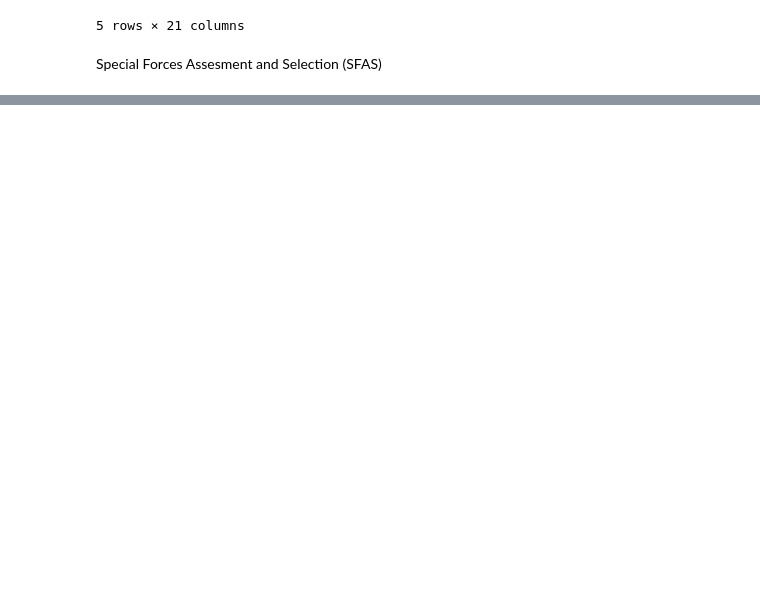
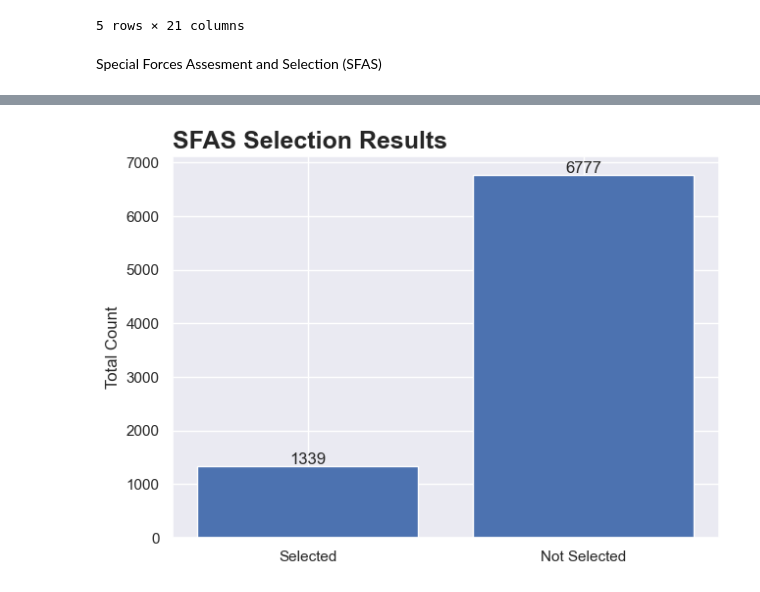
Before and after one commit to JaimeVRodriguez/psyop_selection_analysis, a Jupyter notebook: notebooks/eda.ipynb, the cells around one changed output, grey strips where cells are left out. Saved outputs shown, nothing was run; the diff lists cells and outputs as text; code cells hidden in the pictures; blank space fills up the shorter version.

```diff
--- a/notebooks/eda.ipynb
+++ b/notebooks/eda.ipynb
@@ -66,0 +88,10 @@ sfas.sample(5)
+# %%
+sfas_selected = functions.equal_column_val(sfas, 'RESULT', 'SELECTED')
+sfas_not_selected = functions.not_column_val(sfas, 'RESULT', 'SELECTED')
+
+outcome = [sfas_selected.RESULT.count(), sfas_not_selected.RESULT.count()]
+
+
+functions.select_bar_plot(outcome, ['Selected', 'Not Selected'] , 'SFAS Selection Results', 'Total Count')
+# %% [output]
+[figure, added]
```
Also changed, not shown: parts of 9 cells of this notebook, 8 other files.
